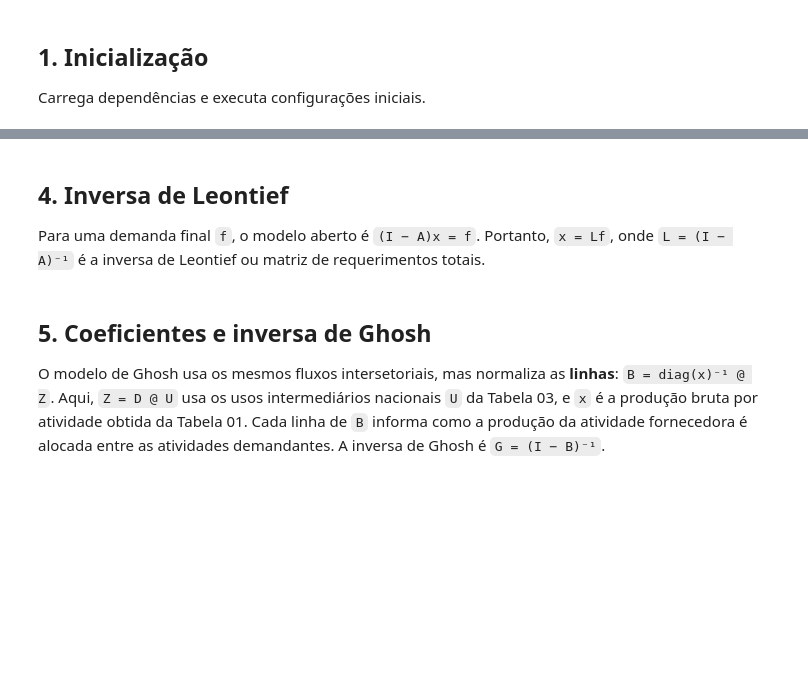
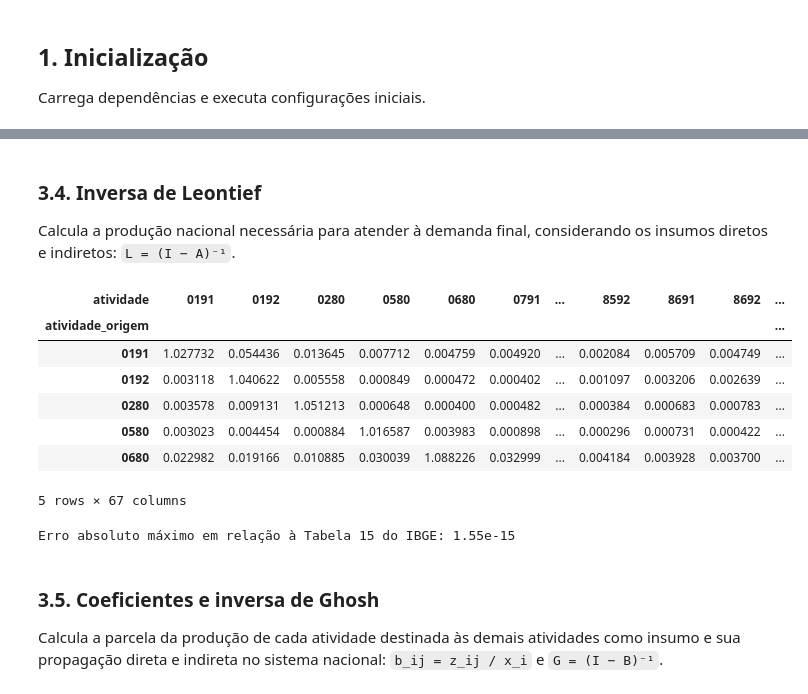
Before and after one commit to G-Cintra/Redes, a Jupyter notebook: analise_matriz_insumo_produto.ipynb, the cells around one changed output, grey strips where cells are left out. Cells and saved outputs as stored; diff of their text form; code cells hidden in the pictures; blank space fills up the shorter version.

```diff
--- a/analise_matriz_insumo_produto.ipynb
+++ b/analise_matriz_insumo_produto.ipynb
@@ -102,7 +303,39 @@ assert erro_a < 1e-10, "A matriz A calculada diverge da Tabela 14 do IBGE."
 # %% [markdown]
-## 4. Inversa de Leontief
+### 3.4. Inversa de Leontief
 
-Para uma demanda final `f`, o modelo aberto é `(I − A)x = f`. Portanto, `x = Lf`, onde `L = (I − A)⁻¹` é a inversa de Leontief ou matriz de requerimentos totais.
+Calcula a produção nacional necessária para atender à demanda final, considerando os insumos diretos e indiretos: `L = (I − A)⁻¹`.
 # %%
-inversa_leontief = modelo.calcular_inversa_leontief(coeficientes_tecnicos)
-inversa_leontief
+# I - Matriz identidade: 1 na diagonal e 0 nas demais posições.
+# Linhas e colunas: as mesmas 67 atividades de A, na mesma ordem.
+I = pd.DataFrame(np.eye(len(A)), index=A.index, columns=A.columns)
+
+# L - Inversa de Leontief (requerimentos diretos e indiretos de produção).
+# Cada L[i, j] mostra a produção da atividade i necessária para atender
+# a R$ 1 de demanda final pela produção da atividade j.
+# Calculada com A, obtida em 3.3: L = (I - A)⁻¹.
+# Linhas: 67 atividades produtoras; colunas: 67 atividades demandadas.
+# Unidade: R$ de produção nacional por R$ de demanda final (adimensional).
+L = pd.DataFrame(np.linalg.inv(I - A), index=A.index, columns=A.columns)
+
+# Confirma que a demanda final observada reproduz a produção bruta de 3.2.
+assert (x - L @ y).abs().max() < 1e-6
+
+display(L.head())
+
+# Confere se o cálculo de L reproduz os coeficientes publicados pelo IBGE
+# Tabela 15 - Matriz de Leontief publicada pelo IBGE.
+# Range: C6:BQ72 (iloc[5:72, 2:69]); 67 atividades × 67 atividades.
+L_ibge = mip.carregar_inversa_leontief_ibge_67(tabelas)
+erro_l = (L - L_ibge).abs().to_numpy().max()
+print(f"Erro absoluto máximo em relação à Tabela 15 do IBGE: {erro_l:.2e}")
+assert erro_l < 1e-10, "A inversa calculada diverge da matriz publicada pelo IBGE."
+# %% [output]
+| atividade | 0191 | 0192 | 0280 | 0580 | 0680 | 0791 | ... | 8592 | 8691 | 8692 | ... |
+| atividade_origem |  |  |  |  |  |  |  |  |  |  | ... |
+| 0191 | 1.027732 | 0.054436 | 0.013645 | 0.007712 | 0.004759 | 0.004920 | ... | 0.002084 | 0.005709 | 0.004749 | ... |
+| 0192 | 0.003118 | 1.040622 | 0.005558 | 0.000849 | 0.000472 | 0.000402 | ... | 0.001097 | 0.003206 | 0.002639 | ... |
+| 0280 | 0.003578 | 0.009131 | 1.051213 | 0.000648 | 0.000400 | 0.000482 | ... | 0.000384 | 0.000683 | 0.000783 | ... |
+| 0580 | 0.003023 | 0.004454 | 0.000884 | 1.016587 | 0.003983 | 0.000898 | ... | 0.000296 | 0.000731 | 0.000422 | ... |
+| 0680 | 0.022982 | 0.019166 | 0.010885 | 0.030039 | 1.088226 | 0.032999 | ... | 0.004184 | 0.003928 | 0.003700 | ... |
+5 rows × 67 columns
+Erro absoluto máximo em relação à Tabela 15 do IBGE: 1.55e-15
@@ -114,5 +342,5 @@ assert erro_l < 1e-10, "A inversa calculada diverge da matriz publicada pelo IBG
 # %% [markdown]
-## 5. Coeficientes e inversa de Ghosh
+### 3.5. Coeficientes e inversa de Ghosh
 
-O modelo de Ghosh usa os mesmos fluxos intersetoriais, mas normaliza as **linhas**: `B = diag(x)⁻¹ @ Z`. Aqui, `Z = D @ U` usa os usos intermediários nacionais `U` da Tabela 03, e `x` é a produção bruta por atividade obtida da Tabela 01. Cada linha de `B` informa como a produção da atividade fornecedora é alocada entre as atividades demandantes. A inversa de Ghosh é `G = (I − B)⁻¹`.
+Calcula a parcela da produção de cada atividade destinada às demais atividades como insumo e sua propagação direta e indireta no sistema nacional: `b_ij = z_ij / x_i` e `G = (I − B)⁻¹`.
 # %%
```
Also changed, not shown: parts of 37 cells of this notebook, 6 other files.
